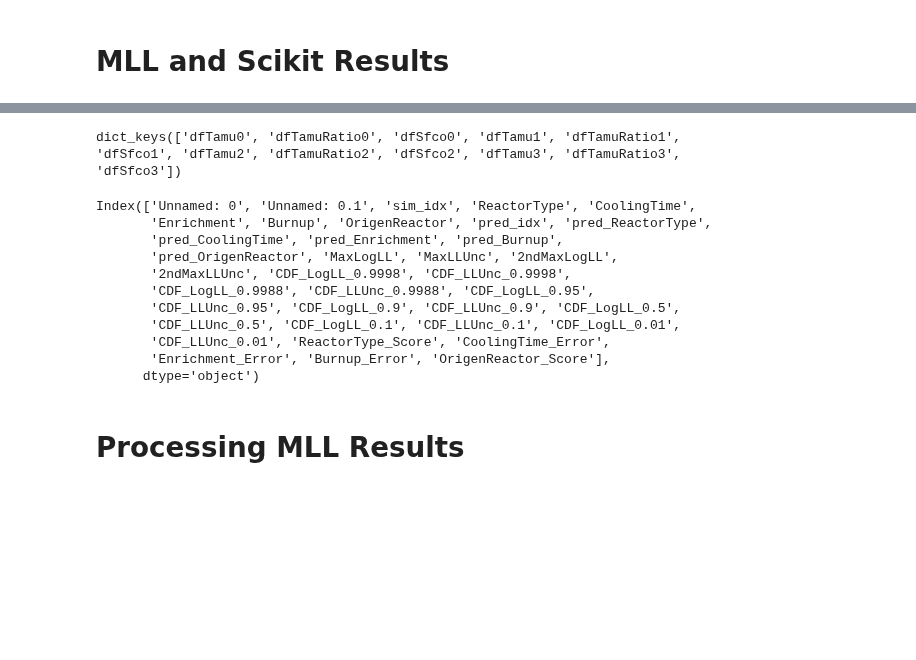
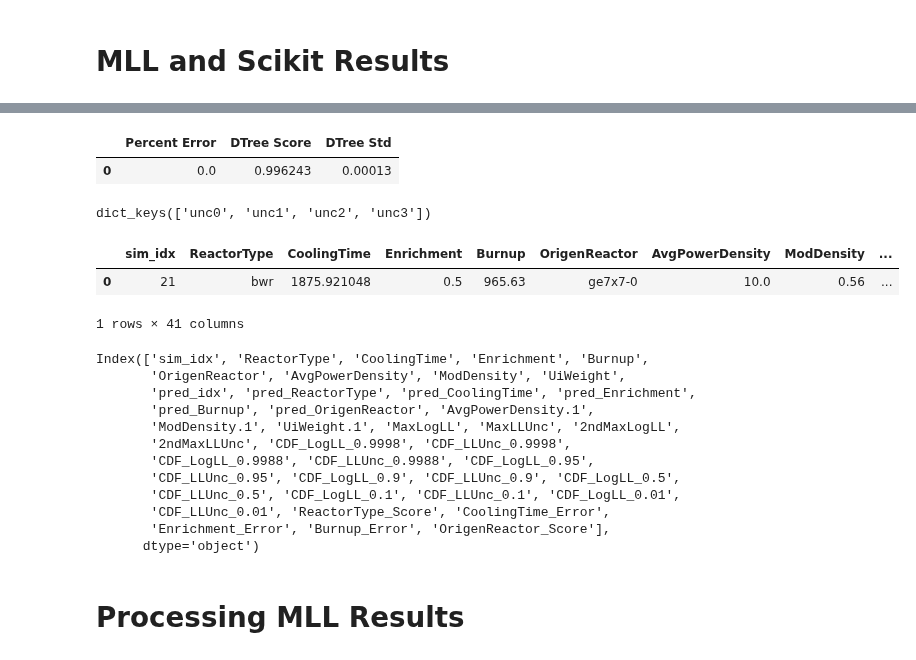
Before and after one commit to opotowsky/like-me-fuel, a Jupyter notebook: jupyter_notebooks/mll_scikit_randomerror_compare.ipynb, the cells around one changed output, grey strips where cells are left out. Saved outputs shown, nothing was run; the diff lists cells and outputs as text; code cells hidden in the pictures; blank space fills up the shorter version.

```diff
--- a/jupyter_notebooks/mll_scikit_randomerror_compare.ipynb
+++ b/jupyter_notebooks/mll_scikit_randomerror_compare.ipynb
@@ -28,32 +16,49 @@ rxtr.head()
+# %%
+path = '~/sims_n_results/simupdates_aug2020/'
+learn_path = 'learn29/rand_err/tset0.1_'
+csv_end = '_nuc29_random_error.csv'
+burn_knn = pd.read_csv(path + learn_path + 'burnup_knn' + csv_end).drop(columns='Unnamed: 0')
+burn_dtr = pd.read_csv(path + learn_path + 'burnup_dtree' + csv_end).drop(columns='Unnamed: 0')
+rxtr_knn = pd.read_csv(path + learn_path + 'reactor_knn' + csv_end).drop(columns='Unnamed: 0')
+rxtr_dtr = pd.read_csv(path + learn_path + 'reactor_dtree' + csv_end).drop(columns='Unnamed: 0')
+enri_knn = pd.read_csv(path + learn_path + 'enrichment_knn' + csv_end).drop(columns='Unnamed: 0')
+enri_dtr = pd.read_csv(path + learn_path + 'enrichment_dtree' + csv_end).drop(columns='Unnamed: 0')
+cool_knn = pd.read_csv(path + learn_path + 'cooling_knn' + csv_end).drop(columns='Unnamed: 0')
+cool_dtr = pd.read_csv(path + learn_path + 'cooling_dtree' + csv_end).drop(columns='Unnamed: 0')
+# %%
+cool_dtr.head(1)
+# %% [output]
+|  | Percent Error | DTree Score | DTree Std |
+| 0 | 0.0 | 0.996243 | 0.00013 |
 # %%
-results_path = '~/sims_n_results/nucmoles_opusupdate_aug2019/'
-tamuNoRatio_path = results_path + 'tamuNoRatio/'
-tamuRatio_path = results_path + 'tamuRatio/'
-sfco_path = results_path + 'sfco/'
-# Copied from scripts
 uncs = [0.05, 0.1, 0.15, 0.2]
 job_dirs = ['Job' + str(i) + '_unc' + str(unc) for i, unc in enumerate(uncs)]
-dfs = {}
+mll = {}
 for i, unc_job in enumerate(job_dirs):
-    dfs['dfTamu' + str(i)] = pd.read_csv(tamuNoRatio_path + unc_job + '/' + unc_job + '.csv')
-    dfs['dfTamuRatio' + str(i)] = pd.read_csv(tamuRatio_path + unc_job + '/' + unc_job + '.csv')
-    dfs['dfSfco' + str(i)] = pd.read_csv(sfco_path + unc_job + '/' + unc_job + '.csv')
-dfs.keys()
+    mll['unc' + str(i)] = pd.read_csv(path + 'train29/' + unc_job + '/' + unc_job + '.csv').drop(columns=['Unnamed: 0', 'Unnamed: 0.1'])
+mll.keys()
 # %% [output]
-dict_keys(['dfTamu0', 'dfTamuRatio0', 'dfSfco0', 'dfTamu1', 'dfTamuRatio1', 'dfSfco1', 'dfTamu2', 'dfTamuRatio2', 'dfSfco2', 'dfTamu3', 'dfTamuRatio3', 'dfSfco3'])
+dict_keys(['unc0', 'unc1', 'unc2', 'unc3'])
-# %%
-dfs['dfSfco1'].columns
-# %% [output]
-Index(['Unnamed: 0', 'Unnamed: 0.1', 'sim_idx', 'ReactorType', 'CoolingTime',
-       'Enrichment', 'Burnup', 'OrigenReactor', 'pred_idx', 'pred_ReactorType',
-       'pred_CoolingTime', 'pred_Enrichment', 'pred_Burnup',
-       'pred_OrigenReactor', 'MaxLogLL', 'MaxLLUnc', '2ndMaxLogLL',
-       '2ndMaxLLUnc', 'CDF_LogLL_0.9998', 'CDF_LLUnc_0.9998',
-       'CDF_LogLL_0.9988', 'CDF_LLUnc_0.9988', 'CDF_LogLL_0.95',
-       'CDF_LLUnc_0.95', 'CDF_LogLL_0.9', 'CDF_LLUnc_0.9', 'CDF_LogLL_0.5',
-       'CDF_LLUnc_0.5', 'CDF_LogLL_0.1', 'CDF_LLUnc_0.1', 'CDF_LogLL_0.01',
-       'CDF_LLUnc_0.01', 'ReactorType_Score', 'CoolingTime_Error',
-       'Enrichment_Error', 'Burnup_Error', 'OrigenReactor_Score'],
-      dtype='object')
+# %%
+mll['unc1'].head(1)
+# %% [output]
+|  | sim_idx | ReactorType | CoolingTime | Enrichment | Burnup | OrigenReactor | AvgPowerDensity | ModDensity | ... |
+| 0 | 21 | bwr | 1875.921048 | 0.5 | 965.63 | ge7x7-0 | 10.0 | 0.56 | ... |
+1 rows × 41 columns
+# %%
+mll['unc1'].columns
+# %% [output]
+Index(['sim_idx', 'ReactorType', 'CoolingTime', 'Enrichment', 'Burnup',
+       'OrigenReactor', 'AvgPowerDensity', 'ModDensity', 'UiWeight',
+       'pred_idx', 'pred_ReactorType', 'pred_CoolingTime', 'pred_Enrichment',
+       'pred_Burnup', 'pred_OrigenReactor', 'AvgPowerDensity.1',
+       'ModDensity.1', 'UiWeight.1', 'MaxLogLL', 'MaxLLUnc', '2ndMaxLogLL',
+       '2ndMaxLLUnc', 'CDF_LogLL_0.9998', 'CDF_LLUnc_0.9998',
+       'CDF_LogLL_0.9988', 'CDF_LLUnc_0.9988', 'CDF_LogLL_0.95',
+       'CDF_LLUnc_0.95', 'CDF_LogLL_0.9', 'CDF_LLUnc_0.9', 'CDF_LogLL_0.5',
+       'CDF_LLUnc_0.5', 'CDF_LogLL_0.1', 'CDF_LLUnc_0.1', 'CDF_LogLL_0.01',
+       'CDF_LLUnc_0.01', 'ReactorType_Score', 'CoolingTime_Error',
+       'Enrichment_Error', 'Burnup_Error', 'OrigenReactor_Score'],
+      dtype='object')
 # %% [markdown]
 # Processing MLL Results
```
Also changed, not shown: parts of 13 cells of this notebook.
